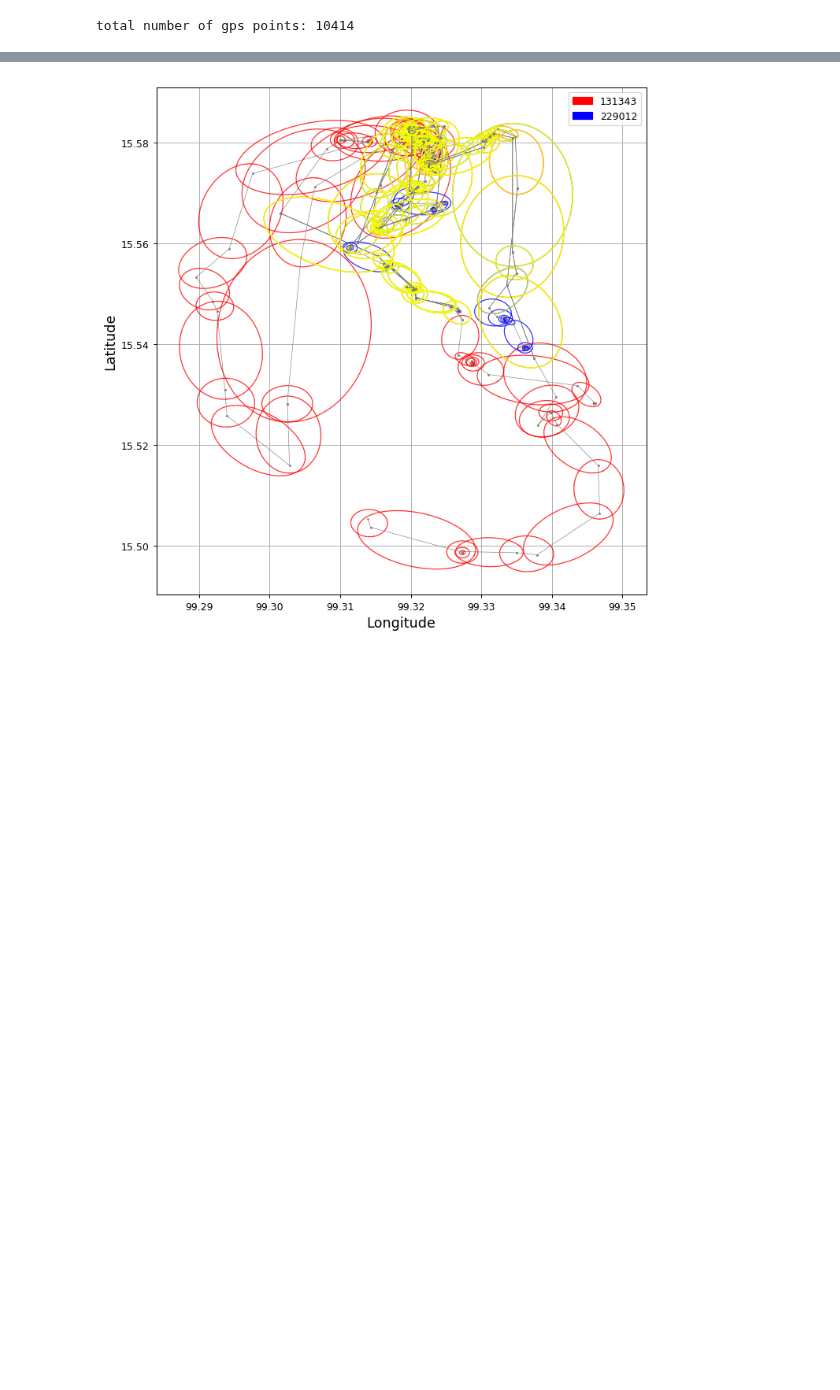
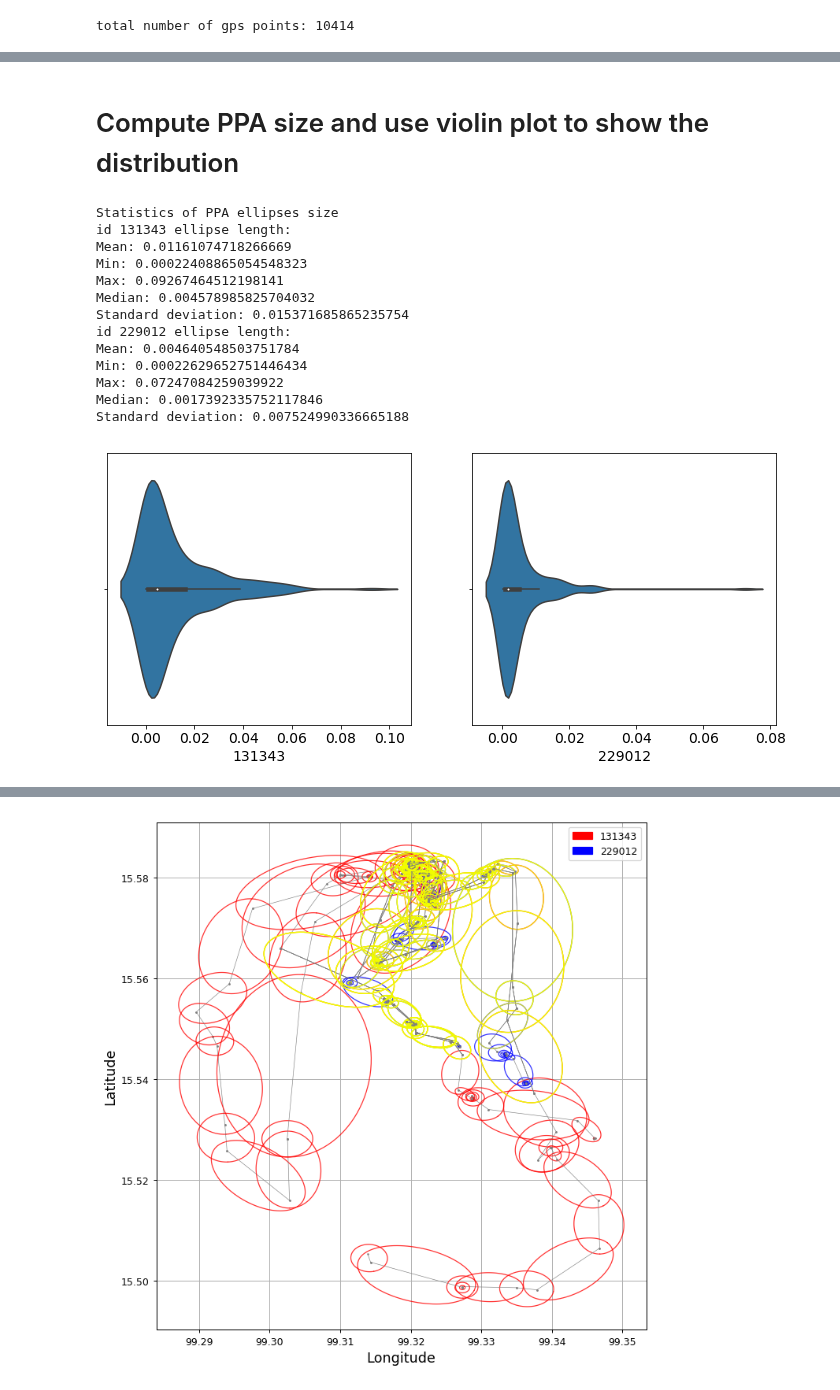
Before and after one commit to move-ucsb/ORTEGA, a Jupyter notebook: examples/example.ipynb, the cells around one changed output, grey strips where cells are left out. Cells and saved outputs as stored; diff of their text form; code cells hidden in the pictures; blank space fills up the shorter version.

```diff
--- a/examples/example.ipynb
+++ b/examples/example.ipynb
@@ -29,7 +29,7 @@ The input data must contain following fields: unique id for the two moving entit
 
 The time field must be converted to datetime type.
 # %%
-bigdata = pd.read_csv('Mother_Cub1.csv', sep=',',header=0)
+bigdata = pd.read_csv('/Users/rongxiangsu/rongxiang_jupyter/_data/Mother_Cub1.csv', sep=',',header=0)
 bigdata['Time_LMT'] = pd.to_datetime(bigdata.Time_LMT)
 print('total number of gps points:', bigdata.shape[0])
 # %% [output]
@@ -55,0 +81,19 @@ interaction1 = ortega.ORTEGA(data=bigdata,
+# %% [markdown]
+# Compute PPA size and use violin plot to show the distribution
+# %%
+interaction1.compute_ppa_size()
+# %% [output]
+Statistics of PPA ellipses size
+id 131343 ellipse length:
+Mean: 0.01161074718266669
+Min: 0.00022408865054548323
+Max: 0.09267464512198141
+Median: 0.004578985825704032
+Standard deviation: 0.015371685865235754
+id 229012 ellipse length:
+Mean: 0.004640548503751784
+Min: 0.00022629652751446434
+Max: 0.07247084259039922
+Median: 0.0017392335752117846
+Standard deviation: 0.007524990336665188
+[figure, added]
```
Also changed, not shown: parts of 11 cells of this notebook, 3 other files.
